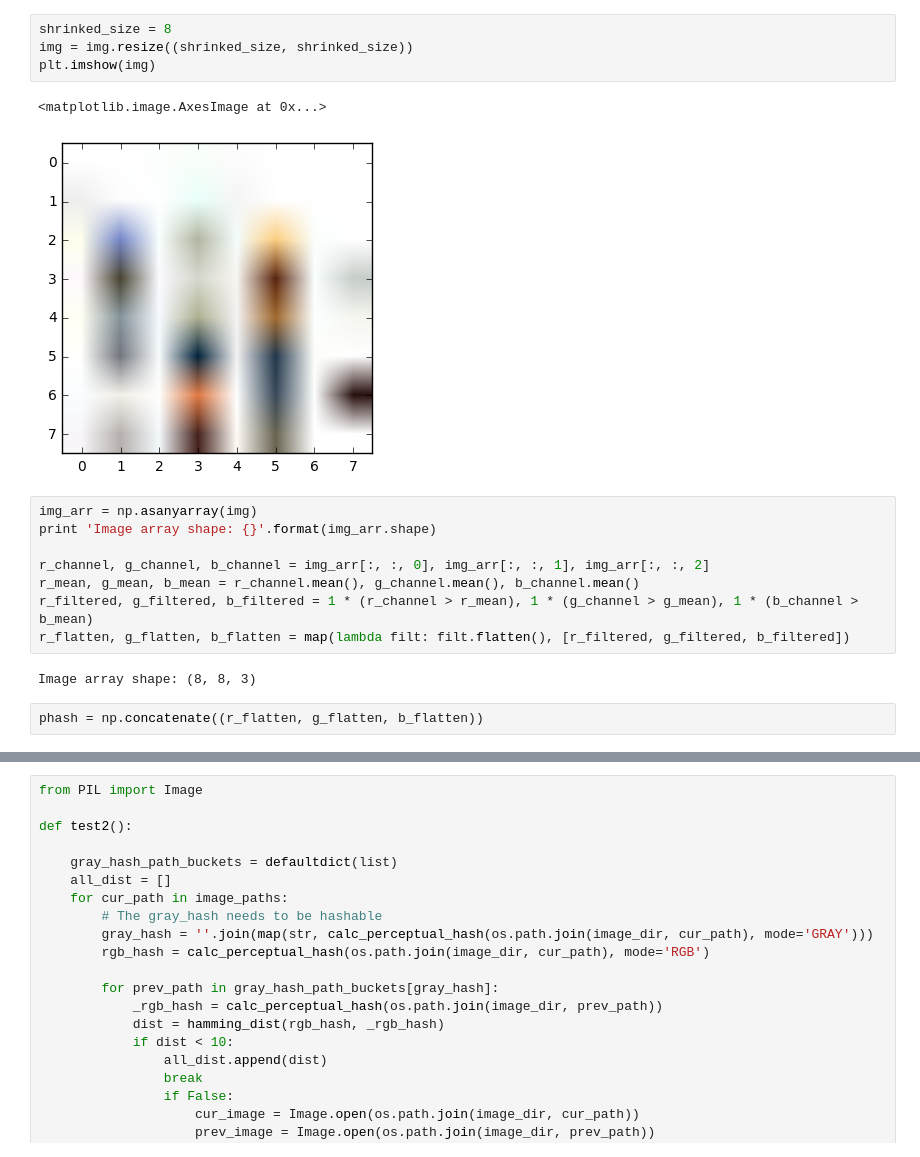
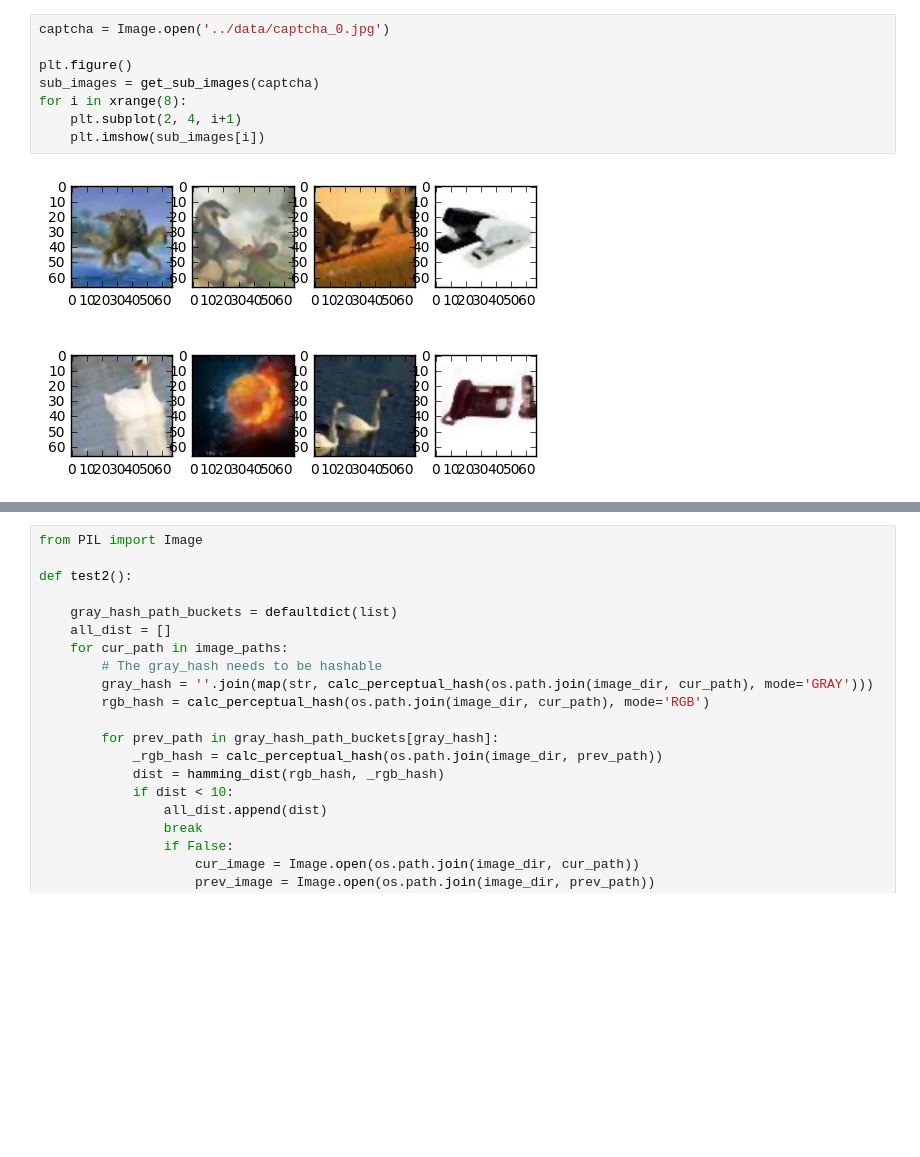
Before and after one commit to LittleHann/Break12306Captcha, a Jupyter notebook: image_hash/notebook.ipynb, the cells around one changed output, grey strips where cells are left out. Saved outputs shown, nothing was run; the diff lists cells and outputs as text; blank space fills up the shorter version.

```diff
--- a/image_hash/notebook.ipynb
+++ b/image_hash/notebook.ipynb
@@ -17,20 +18,11 @@ plt.imshow(img)
-# %%
-shrinked_size = 8
-img = img.resize((shrinked_size, shrinked_size))
-plt.imshow(img)
-# %% [output]
-<matplotlib.image.AxesImage at 0x...>
-[figure, removed]
-# %%
-img_arr = np.asanyarray(img)
-print 'Image array shape: {}'.format(img_arr.shape)
-
-r_channel, g_channel, b_channel = img_arr[:, :, 0], img_arr[:, :, 1], img_arr[:, :, 2]
-r_mean, g_mean, b_mean = r_channel.mean(), g_channel.mean(), b_channel.mean()
-r_filtered, g_filtered, b_filtered = 1 * (r_channel > r_mean), 1 * (g_channel > g_mean), 1 * (b_channel > b_mean)
-r_flatten, g_flatten, b_flatten = map(lambda filt: filt.flatten(), [r_filtered, g_filtered, b_filtered])
-# %% [output]
-Image array shape: (8, 8, 3)
-# %%
-phash = np.concatenate((r_flatten, g_flatten, b_flatten))
+# %%
+captcha = Image.open('../data/captcha_0.jpg')
+
+plt.figure()
+sub_images = get_sub_images(captcha)
+for i in xrange(8):
+    plt.subplot(2, 4, i+1)
+    plt.imshow(sub_images[i])
+# %% [output]
+[figure, added]
 # %%
```
Also changed, not shown: parts of 6 cells of this notebook, 1 other file.
